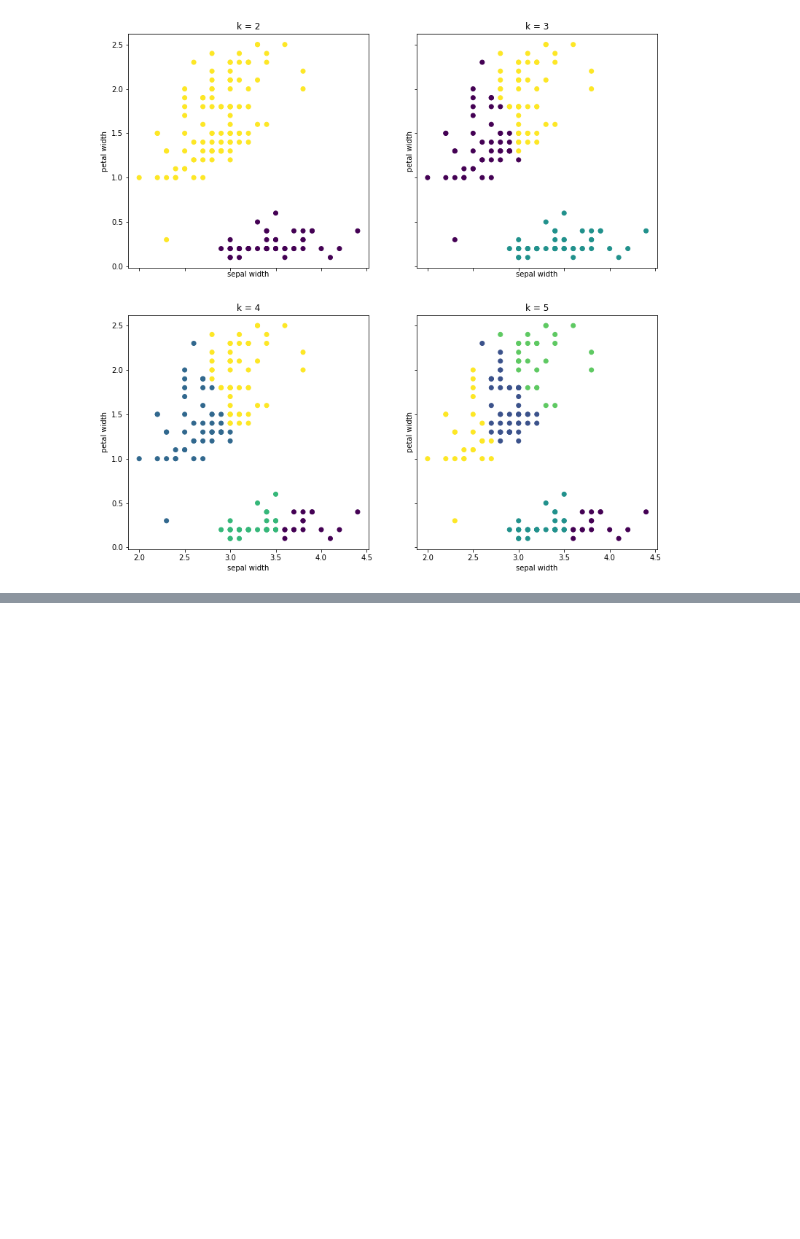
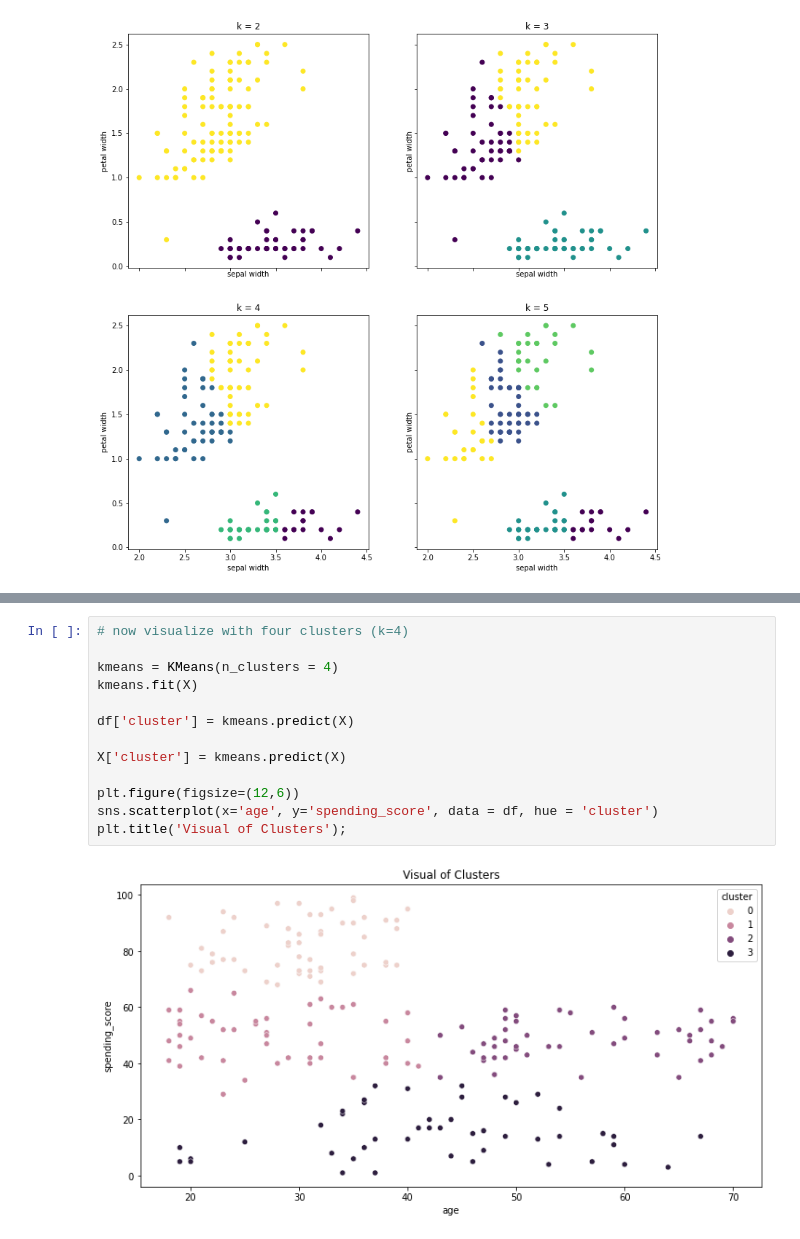
Before and after one commit to DesireeMcElroy/clustering-exercises, a Jupyter notebook: modeling.ipynb, the cells around one changed output, grey strips where cells are left out. Drawn from its saved outputs; the diff is of its cells as text; blank space fills up the shorter version.

```diff
--- a/modeling.ipynb
+++ b/modeling.ipynb
@@ -297,0 +414,15 @@ for ax, k in zip(axs.ravel(), range(2, 6)):
+# %%
+# now visualize with four clusters (k=4)
+
+kmeans = KMeans(n_clusters = 4)
+kmeans.fit(X)
+
+df['cluster'] = kmeans.predict(X)
+
+X['cluster'] = kmeans.predict(X)
+
+plt.figure(figsize=(12,6))
+sns.scatterplot(x='age', y='spending_score', data = df, hue = 'cluster')
+plt.title('Visual of Clusters');
+# %% [output]
+[figure, added]
```
Also changed, not shown: parts of 17 cells of this notebook.
